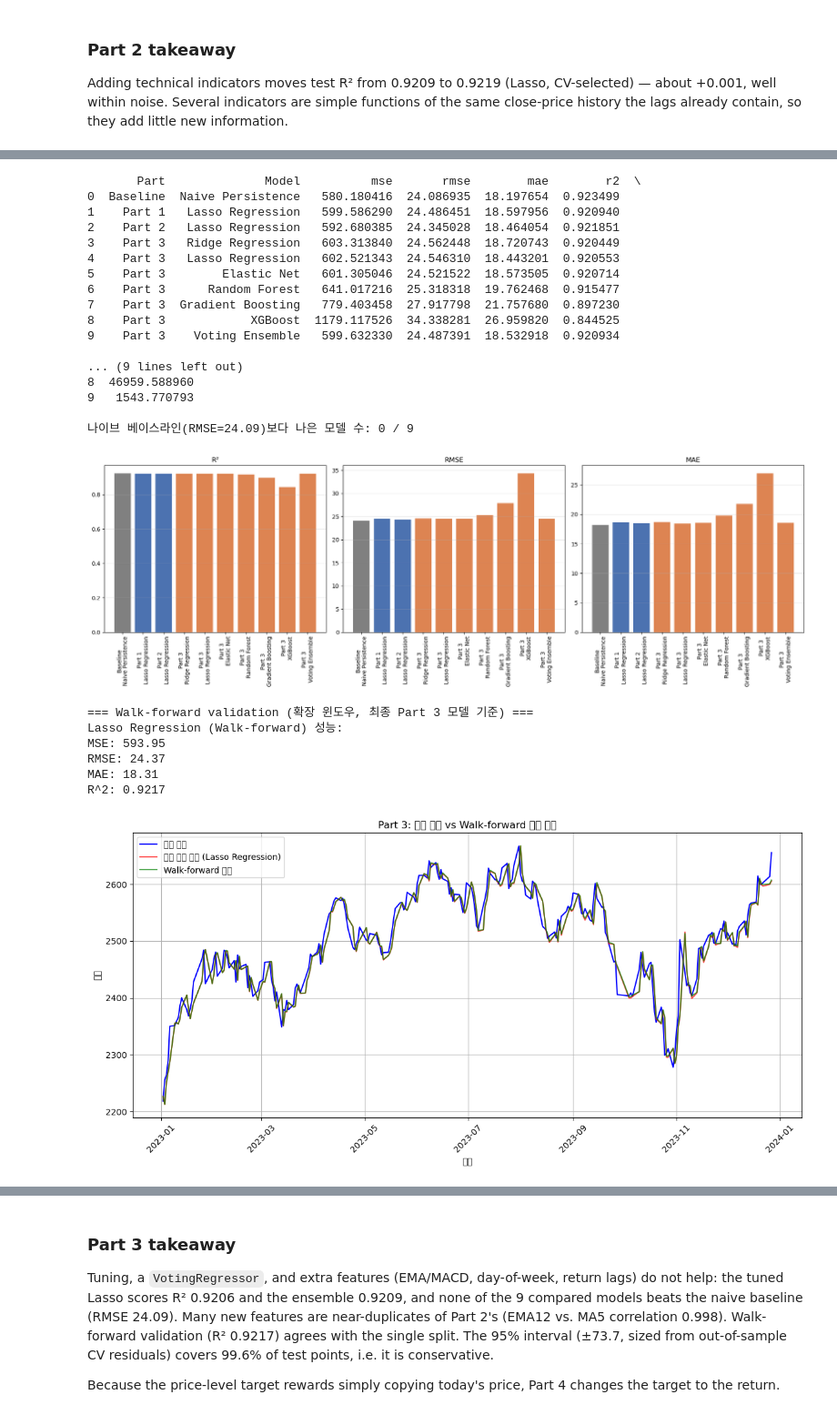
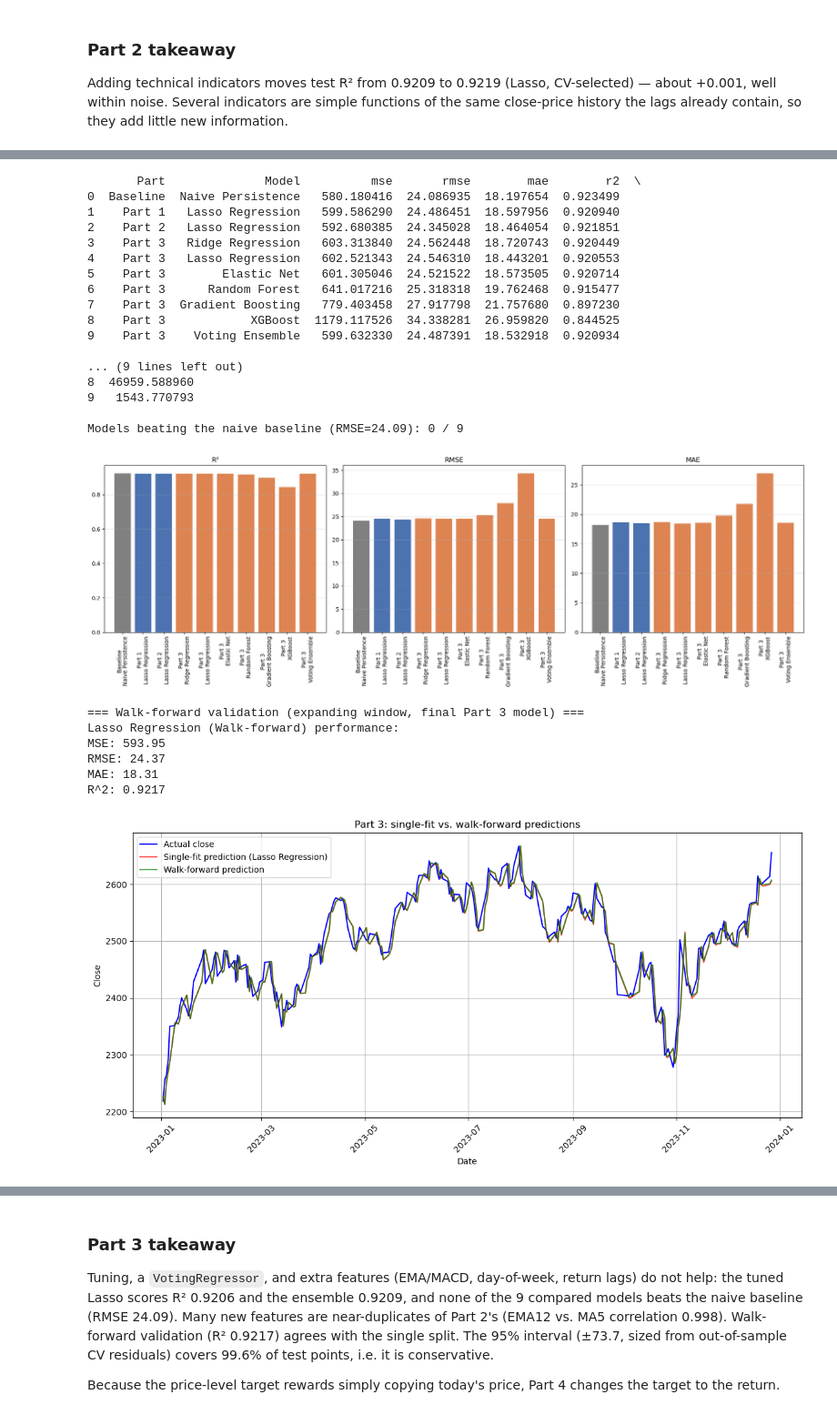
Before and after one commit to 0se0/hw1, a Jupyter notebook: machine_learning_hw1.ipynb, the cells around one changed output, grey strips where cells are left out. Shown at 91% size. Drawn from its saved outputs; the diff is of its cells as text; code cells hidden in the pictures.

```diff
--- a/machine_learning_hw1.ipynb
+++ b/machine_learning_hw1.ipynb
@@ -598,7 +598,7 @@ RMSE: 24.09
 MAE: 18.20
 R^2: 0.9235
 # %%
-# Baseline / Part 1 / Part 2 / Part 3 성능 비교
+# Compare baseline / Part 1 / Part 2 / Part 3
 comparison_rows = []
 comparison_rows.append({'Part': 'Baseline', 'Model': 'Naive Persistence', **naive_result})
 comparison_rows.append({'Part': 'Part 1', 'Model': best_model_name, **results_part1[best_model_name]})
@@ -610,7 +610,7 @@ comparison_df = pd.DataFrame(comparison_rows)
 print(comparison_df)
 
 n_beating_baseline = (comparison_df.loc[comparison_df['Part'] != 'Baseline', 'rmse'] < naive_result['rmse']).sum()
-print(f"\n나이브 베이스라인(RMSE={naive_result['rmse']:.2f})보다 나은 모델 수: {n_beating_baseline} / {len(comparison_df) - 1}")
+print(f"\nModels beating the naive baseline (RMSE={naive_result['rmse']:.2f}): {n_beating_baseline} / {len(comparison_df) - 1}")
 
 fig, axes = plt.subplots(1, 3, figsize=(18, 6))
 labels = comparison_df['Part'] + '\n' + comparison_df['Model']
@@ -642,44 +642,44 @@ plt.show()
 8  46959.588960
 9   1543.770793
 
-나이브 베이스라인(RMSE=24.09)보다 나은 모델 수: 0 / 9
+Models beating the naive baseline (RMSE=24.09): 0 / 9
 [figure]
 # %%
 from src.evaluation import walk_forward_validate
 
 
-print("\n=== Walk-forward validation (확장 윈도우, 최종 Part 3 모델 기준) ===")
+print("\n=== Walk-forward validation (expanding window, final Part 3 model) ===")
 walk_forward_model = clone(best_part3_model)
 y_pred_wf = walk_forward_validate(walk_forward_model, X_train3_scaled, y_train3, X_test3_scaled, y_test3, step=21)
 
 wf_result = evaluate_model(y_test3, y_pred_wf, f'{best_part3_name} (Walk-forward)')
 # %% [output]
-=== Walk-forward validation (확장 윈도우, 최종 Part 3 모델 기준) ===
-Lasso Regression (Walk-forward) 성능:
+=== Walk-forward validation (expanding window, final Part 3 model) ===
+Lasso Regression (Walk-forward) performance:
 MSE: 593.95
 RMSE: 24.37
 MAE: 18.31
 R^2: 0.9217
 # %%
-# Walk-forward 예측 vs 단일 학습 예측 비교 시각화
+# Walk-forward vs. single-fit predictions
 dates3 = test_features3['Date']
 y_test3_aligned = y_test3.values
 y_pred_wf_aligned = y_pred_wf
 y_pred_single_aligned = best_part3_model.predict(X_test3_scaled)
 
 plt.figure(figsize=(12, 6))
-plt.plot(dates3, y_test3_aligned, label='실제 종가', color='blue')
-plt.plot(dates3, y_pred_single_aligned, label=f'단일 학습 예측 ({best_part3_name})', color='red', alpha=0.7)
-plt.plot(dates3, y_pred_wf_aligned, label='Walk-forward 예측', color='green', alpha=0.7)
-plt.title('Part 3: 단일 학습 vs Walk-forward 예측 비교')
-plt.xlabel('날짜')
-plt.ylabel('종가')
+plt.plot(dates3, y_test3_aligned, label='Actual close', color='blue')
+plt.plot(dates3, y_pred_single_aligned, label=f'Single-fit prediction ({best_part3_name})', color='red', alpha=0.7)
+plt.plot(dates3, y_pred_wf_aligned, label='Walk-forward prediction', color='green', alpha=0.7)
+plt.title('Part 3: single-fit vs. walk-forward predictions')
+plt.xlabel('Date')
+plt.ylabel('Close')
 plt.legend()
 plt.grid(True)
 plt.xticks(rotation=45)
 plt.tight_layout()
 plt.savefig('figures/part3_walk_forward_prediction.png')
 plt.show()
 # %% [output]
-[figure, old version]
+[figure, new version]
 # %%
```
Also changed, not shown: parts of 32 cells of this notebook, 16 other files.
